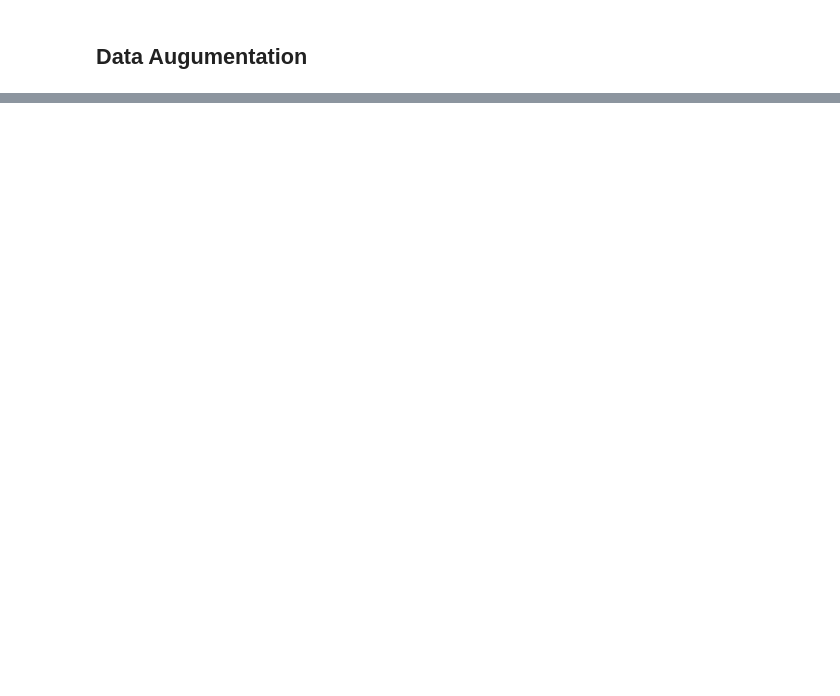
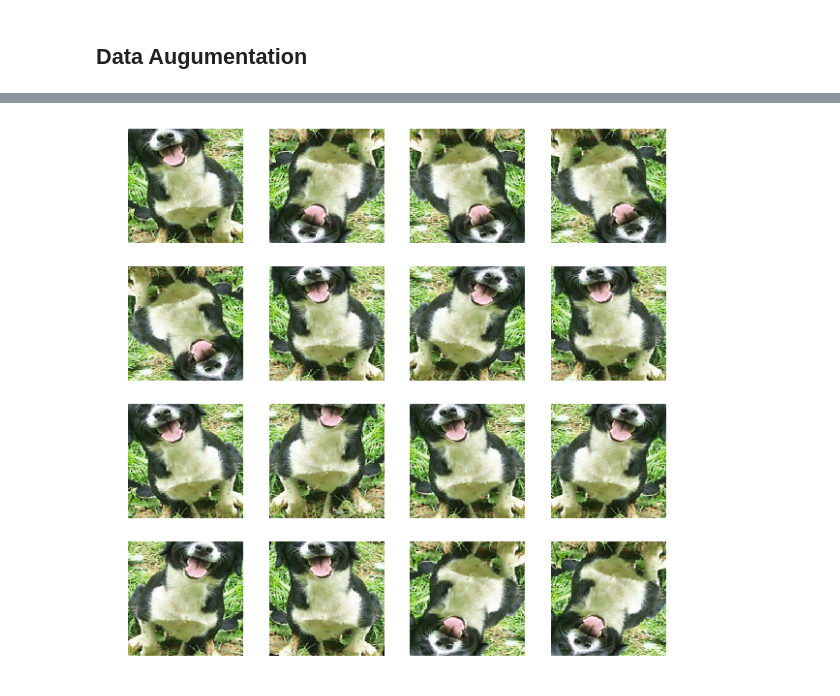
Before and after one commit to hygoni/ToyTorch, a Jupyter notebook: 4.CNN/VGG16_Transfer_Learning.ipynb, the cells around one changed output, grey strips where cells are left out. Cells and saved outputs as stored; diff of their text form; code cells hidden in the pictures; blank space fills up the shorter version.

```diff
--- a/4.CNN/VGG16_Transfer_Learning.ipynb
+++ b/4.CNN/VGG16_Transfer_Learning.ipynb
@@ -130,0 +140,24 @@ image_transforms = {
+# %%
+def imshow(img, ax=None):
+    if ax is None:
+        fig, ax = plt.subplots()
+
+    img = img.numpy().transpose((1, 2, 0))
+    mean = [0.485, 0.456, 0.406]
+    std = [0.229, 0.224, 0.225]
+    img = img*std + mean
+    img = np.clip(img, 0, 1)
+
+    ax.imshow(img)
+    ax.axis('off')
+
+    return ax, img
+# %%
+plt.figure(figsize=(10, 10))
+
+for i in range(16):
+    ax = plt.subplot(4, 4, i+1)
+    transform = image_transforms['train']
+    imshow(transform(img), ax=ax)
+# %% [output]
+[figure, added]
```
Also changed, not shown: parts of 6 cells of this notebook.
